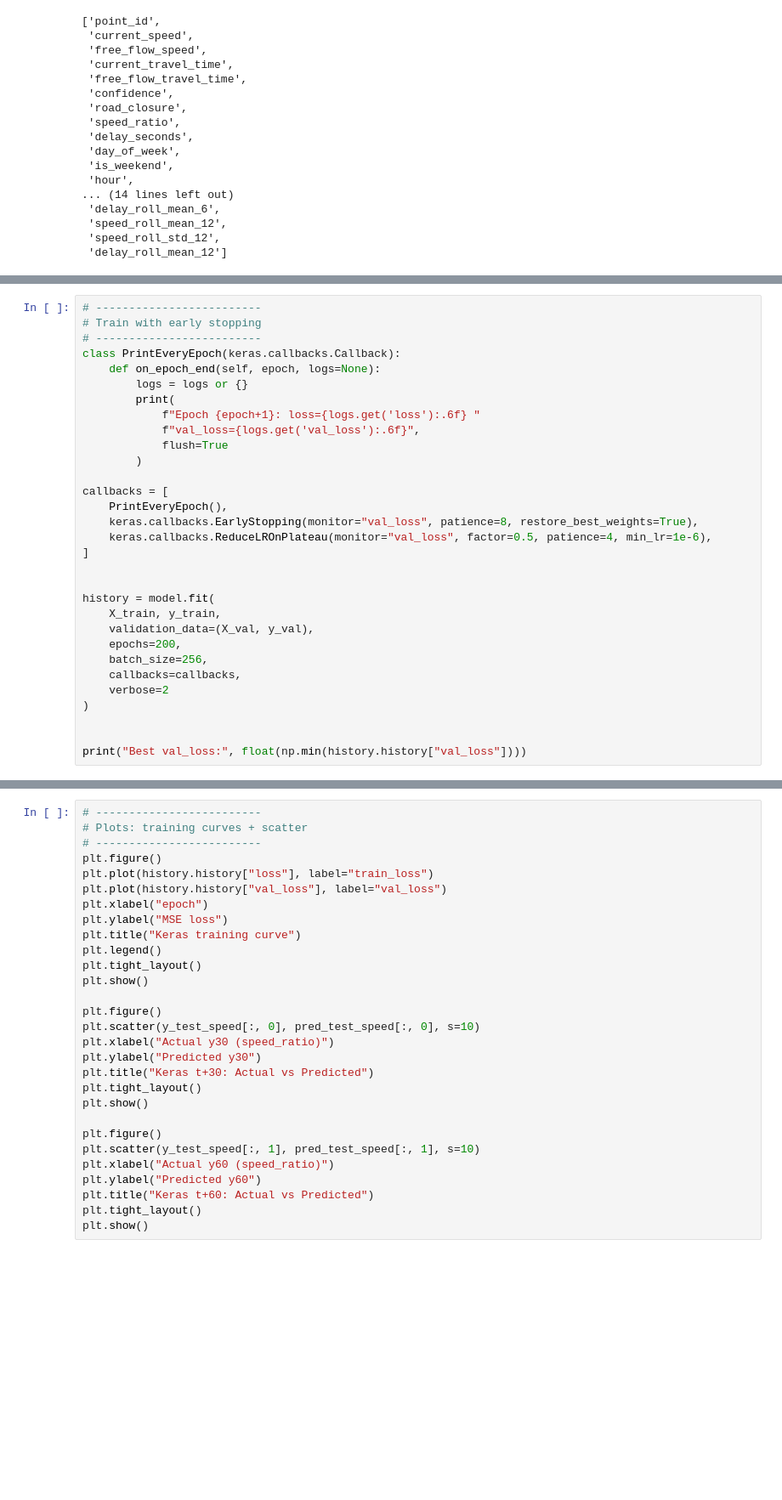
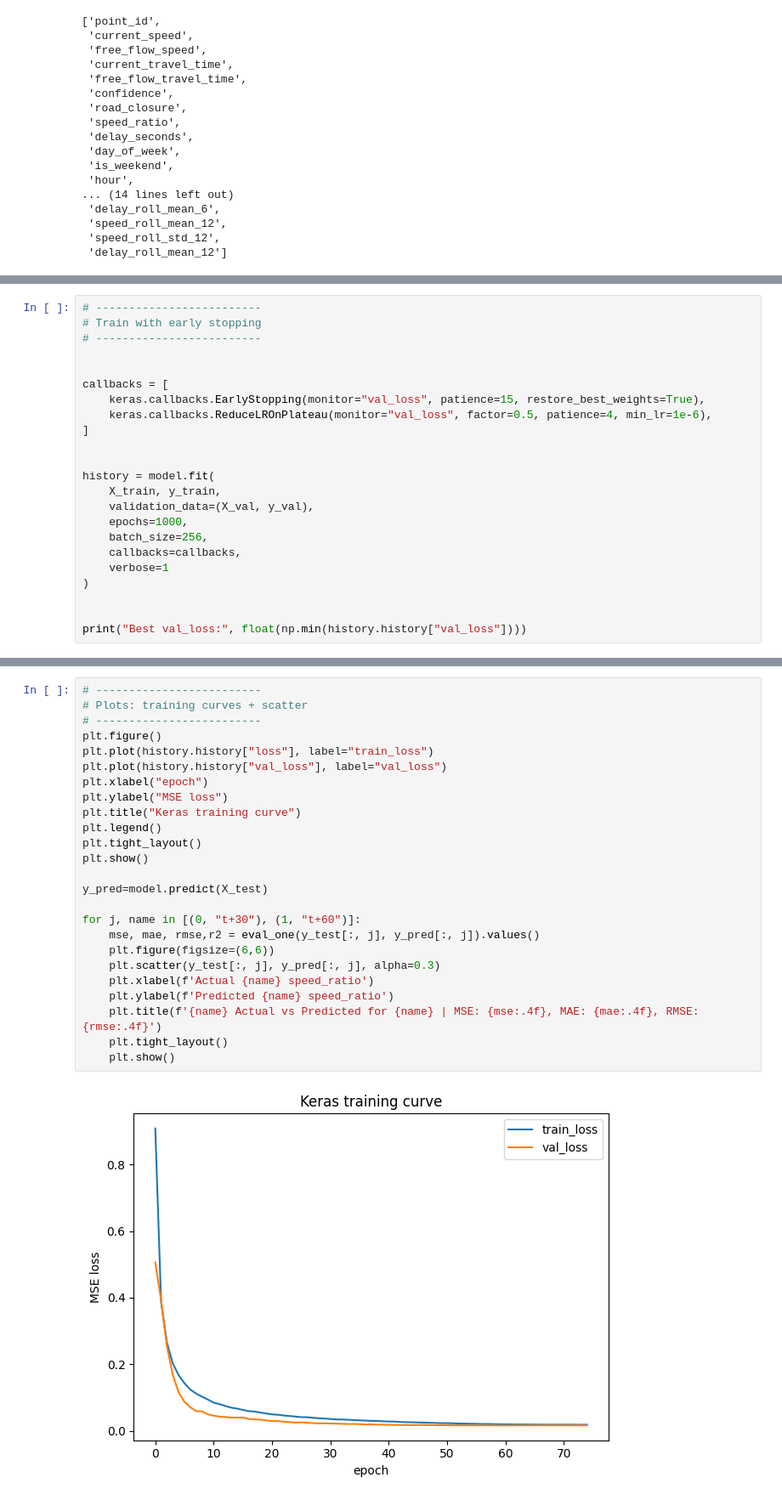
Before and after one commit to omar-leo-samman/Short-term-traffic-congestion-prediction-for-London-Final-Project, a Jupyter notebook: notebooks/06_model_training.ipynb, the cells around one changed output, grey strips where cells are left out. Shown at 85% size. Cells and saved outputs as stored; diff of their text form; blank space fills up the shorter version.

Commit message:
Final model

```diff
--- a/notebooks/06_model_training.ipynb
+++ b/notebooks/06_model_training.ipynb
@@ -406,18 +412,10 @@ Model: "sequential"
 # -------------------------
 # Train with early stopping
 # -------------------------
-class PrintEveryEpoch(keras.callbacks.Callback):
-    def on_epoch_end(self, epoch, logs=None):
-        logs = logs or {}
-        print(
-            f"Epoch {epoch+1}: loss={logs.get('loss'):.6f} "
-            f"val_loss={logs.get('val_loss'):.6f}",
-            flush=True
-        )
+
 
 callbacks = [
-    PrintEveryEpoch(),
-    keras.callbacks.EarlyStopping(monitor="val_loss", patience=8, restore_best_weights=True),
+    keras.callbacks.EarlyStopping(monitor="val_loss", patience=15, restore_best_weights=True),
     keras.callbacks.ReduceLROnPlateau(monitor="val_loss", factor=0.5, patience=4, min_lr=1e-6),
 ]
 
@@ -425,10 +423,10 @@ callbacks = [
 history = model.fit(
     X_train, y_train,
     validation_data=(X_val, y_val),
-    epochs=200,
+    epochs=1000,
     batch_size=256,
     callbacks=callbacks,
-    verbose=2
+    verbose=1
 )
 
 
@@ -462,29 +477,27 @@ metrics
 # %%
 # -------------------------
 # Plots: training curves + scatter
 # -------------------------
 plt.figure()
 plt.plot(history.history["loss"], label="train_loss")
 plt.plot(history.history["val_loss"], label="val_loss")
 plt.xlabel("epoch")
 plt.ylabel("MSE loss")
 plt.title("Keras training curve")
 plt.legend()
 plt.tight_layout()
 plt.show()
 
-plt.figure()
-plt.scatter(y_test_speed[:, 0], pred_test_speed[:, 0], s=10)
-plt.xlabel("Actual y30 (speed_ratio)")
-plt.ylabel("Predicted y30")
-plt.title("Keras t+30: Actual vs Predicted")
-plt.tight_layout()
-plt.show()
+y_pred=model.predict(X_test)
 
-plt.figure()
-plt.scatter(y_test_speed[:, 1], pred_test_speed[:, 1], s=10)
-plt.xlabel("Actual y60 (speed_ratio)")
-plt.ylabel("Predicted y60")
-plt.title("Keras t+60: Actual vs Predicted")
-plt.tight_layout()
-plt.show()
+for j, name in [(0, "t+30"), (1, "t+60")]:
+    mse, mae, rmse,r2 = eval_one(y_test[:, j], y_pred[:, j]).values()
+    plt.figure(figsize=(6,6))
+    plt.scatter(y_test[:, j], y_pred[:, j], alpha=0.3)
+    plt.xlabel(f'Actual {name} speed_ratio')
+    plt.ylabel(f'Predicted {name} speed_ratio')
+    plt.title(f'{name} Actual vs Predicted for {name} | MSE: {mse:.4f}, MAE: {mae:.4f}, RMSE: {rmse:.4f}')
+    plt.tight_layout()
+    plt.show()
+# %% [output]
+[figure, added]
```
Also changed, not shown: parts of 20 cells of this notebook.
